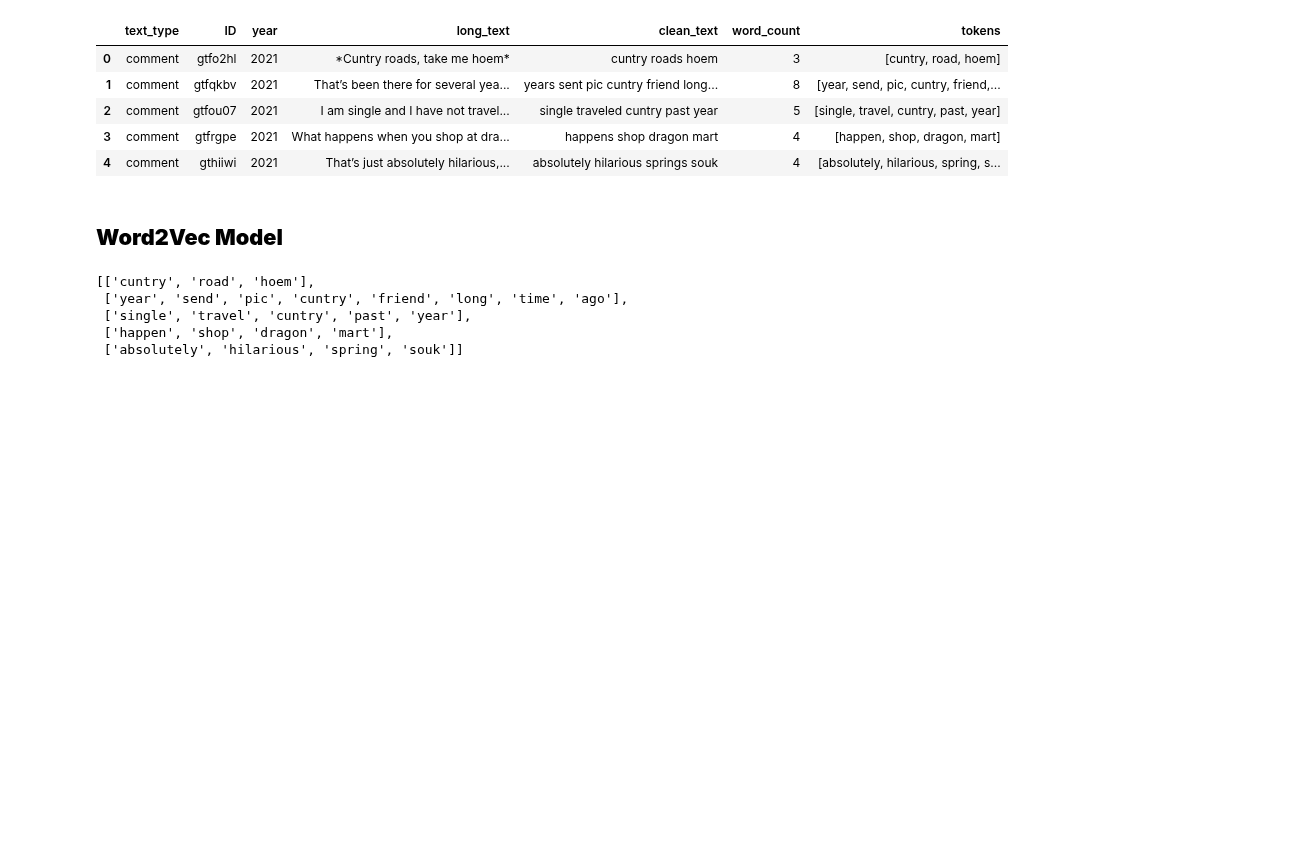
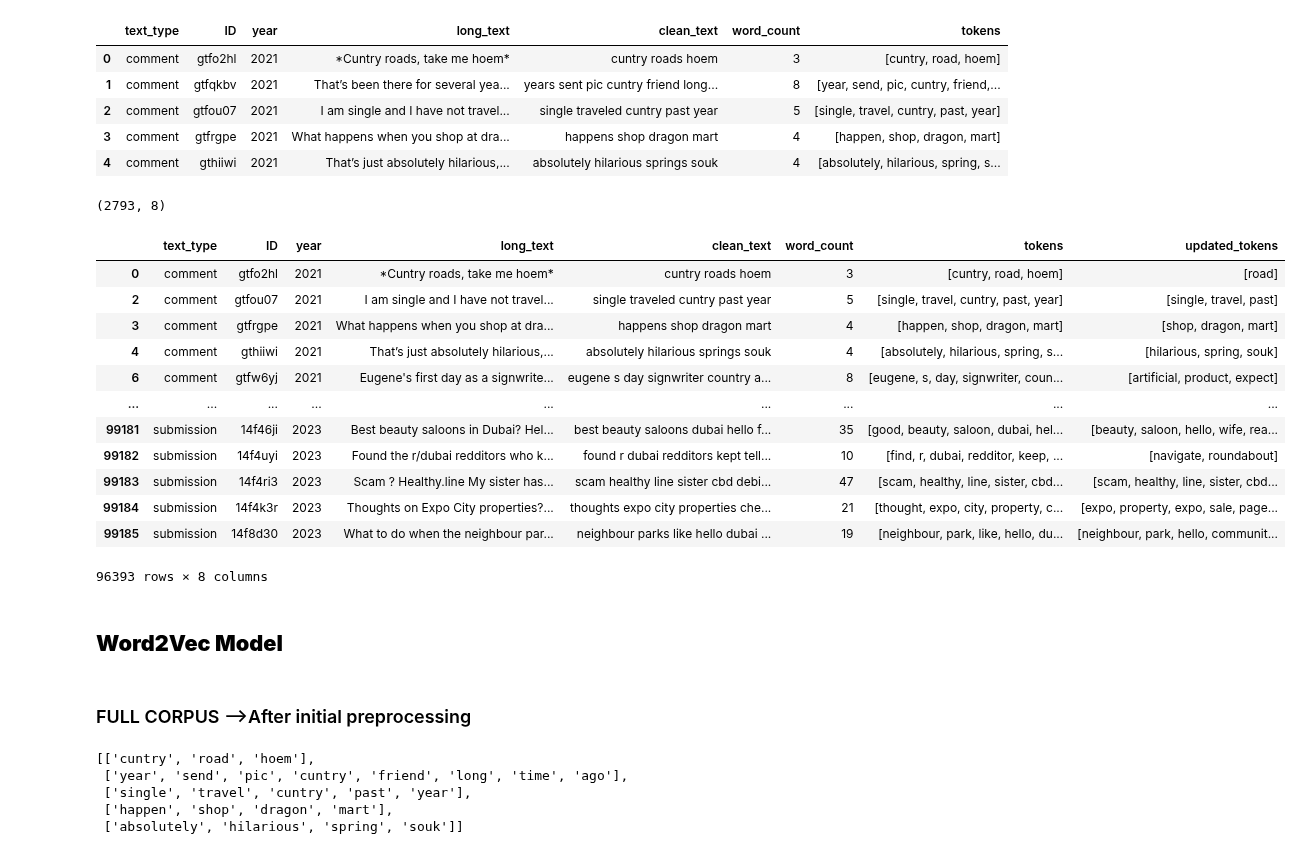
Before and after one commit to luisanomayo/MSc_Thesis_NLP_topic_modelling, a Jupyter notebook: feature_representation_word2vec.ipynb, the cells around one changed output. Saved outputs shown, nothing was run; the diff lists cells and outputs as text; code cells hidden in the pictures; blank space fills up the shorter version.

```diff
--- a/feature_representation_word2vec.ipynb
+++ b/feature_representation_word2vec.ipynb
@@ -58,8 +61,53 @@ data.head()
 | 2 | comment | gtfou07 | 2021 | I am single and I have not travel... | single traveled cuntry past year | 5 | [single, travel, cuntry, past, year] |
 | 3 | comment | gtfrgpe | 2021 | What happens when you shop at dra... | happens shop dragon mart | 4 | [happen, shop, dragon, mart] |
 | 4 | comment | gthiiwi | 2021 | That’s just absolutely hilarious,... | absolutely hilarious springs souk | 4 | [absolutely, hilarious, spring, s... |
+# %%
+#include column with additional stopwords removal
+#created the filtered corpus from another notebook and imported it here for use
+# Read the file
+with open('updated_corpus.txt', 'r') as f:
+    updated_tokens = f.readlines()
+
+# Remove newline characters
+updated_tokens = [line.strip() for line in updated_tokens]
+
+
+data['updated_tokens'] = updated_tokens
+# %%
+
+#convert list of strings to dataframe column with list of tokens on each row
+data['updated_tokens'] = data['updated_tokens'].apply(lambda x: list(tokenize(x)))
+# %%
+#dataframe of all empty token lists due to removal of additional stopwords
+empty_tokens = data[data['updated_tokens'].apply(lambda x: len(x) == 0)]
+
+empty_tokens.shape
+# %% [output]
+(2793, 8)
+# %%
+#adjust corpus to remvoe rows with empty token lists
+row_id = empty_tokens['ID'] #id of rows with empty token list
+
+updated_data = data[~data['ID'].isin(row_id)]
+updated_data
+# %% [output]
+|  | text_type | ID | year | long_text | clean_text | word_count | tokens | updated_tokens |
+| 0 | comment | gtfo2hl | 2021 | *Cuntry roads, take me hoem* | cuntry roads hoem | 3 | [cuntry, road, hoem] | [road] |
+| 2 | comment | gtfou07 | 2021 | I am single and I have not travel... | single traveled cuntry past year | 5 | [single, travel, cuntry, past, year] | [single, travel, past] |
+| 3 | comment | gtfrgpe | 2021 | What happens when you shop at dra... | happens shop dragon mart | 4 | [happen, shop, dragon, mart] | [shop, dragon, mart] |
+| 4 | comment | gthiiwi | 2021 | That’s just absolutely hilarious,... | absolutely hilarious springs souk | 4 | [absolutely, hilarious, spring, s... | [hilarious, spring, souk] |
+| 6 | comment | gtfw6yj | 2021 | Eugene's first day as a signwrite... | eugene s day signwriter country a... | 8 | [eugene, s, day, signwriter, coun... | [artificial, product, expect] |
+| ... | ... | ... | ... | ... | ... | ... | ... | ... |
+| 99181 | submission | 14f46ji | 2023 | Best beauty saloons in Dubai? Hel... | best beauty saloons dubai hello f... | 35 | [good, beauty, saloon, dubai, hel... | [beauty, saloon, hello, wife, rea... |
+| 99182 | submission | 14f4uyi | 2023 | Found the r/dubai redditors who k... | found r dubai redditors kept tell... | 10 | [find, r, dubai, redditor, keep, ... | [navigate, roundabout] |
+| 99183 | submission | 14f4ri3 | 2023 | Scam ? Healthy.line My sister has... | scam healthy line sister cbd debi... | 47 | [scam, healthy, line, sister, cbd... | [scam, healthy, line, sister, cbd... |
+| 99184 | submission | 14f4k3r | 2023 | Thoughts on Expo City properties?... | thoughts expo city properties che... | 21 | [thought, expo, city, property, c... | [expo, property, expo, sale, page... |
+| 99185 | submission | 14f8d30 | 2023 | What to do when the neighbour par... | neighbour parks like hello dubai ... | 19 | [neighbour, park, like, hello, du... | [neighbour, park, hello, communit... |
+96393 rows × 8 columns
 # %% [markdown]
 ## **Word2Vec Model**
+# %% [markdown]
+### FULL CORPUS -->After initial preprocessing
 # %%
 #convert df['tokens'] to list of strings for word2vec model
 corpus = data['tokens'].tolist()#.apply(lambda token: ' '.join(token)).tolist()
```
Also changed, not shown: parts of 49 cells of this notebook.
